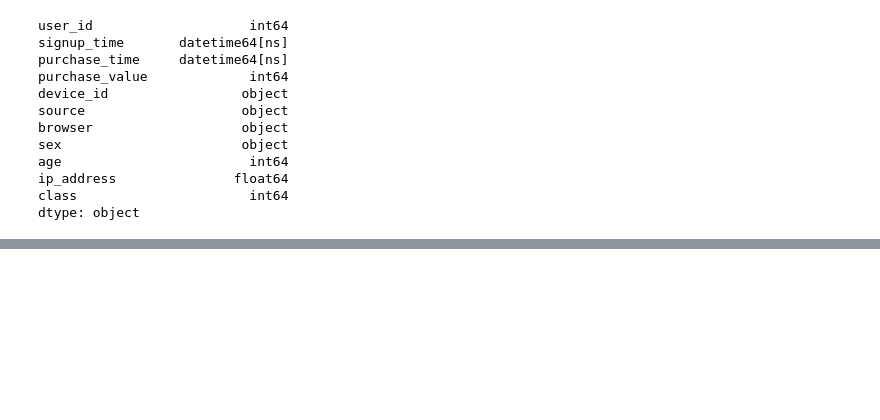
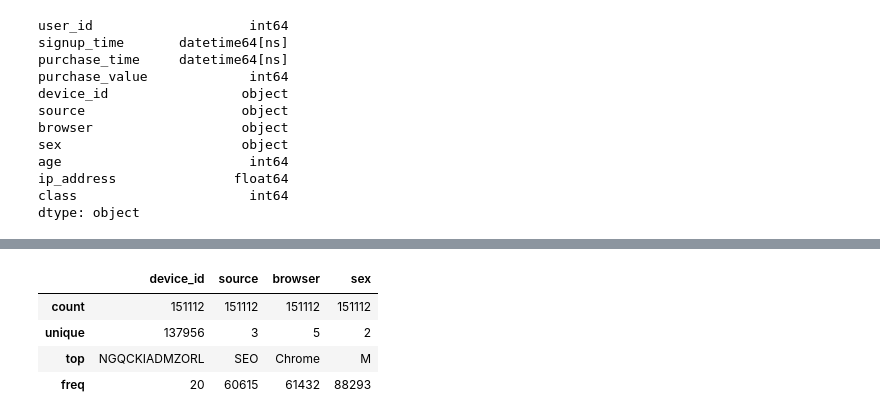
Before and after one commit to brook1167/Adey-Innovations, a Jupyter notebook: notebooks/data_analysis_task1.ipynb, the cells around one changed output, grey strips where cells are left out. Saved outputs shown, nothing was run; the diff lists cells and outputs as text; code cells hidden in the pictures; blank space fills up the shorter version.

```diff
--- a/notebooks/data_analysis_task1.ipynb
+++ b/notebooks/data_analysis_task1.ipynb
@@ -133,0 +147,9 @@ Exploratory Data Analysis (EDA)
+# %%
+# Statistical summary of object data features
+fraud_data.describe(include='object')
+# %% [output]
+|  | device_id | source | browser | sex |
+| count | 151112 | 151112 | 151112 | 151112 |
+| unique | 137956 | 3 | 5 | 2 |
+| top | NGQCKIADMZORL | SEO | Chrome | M |
+| freq | 20 | 60615 | 61432 | 88293 |
```
Also changed, not shown: parts of 4 cells of this notebook.
